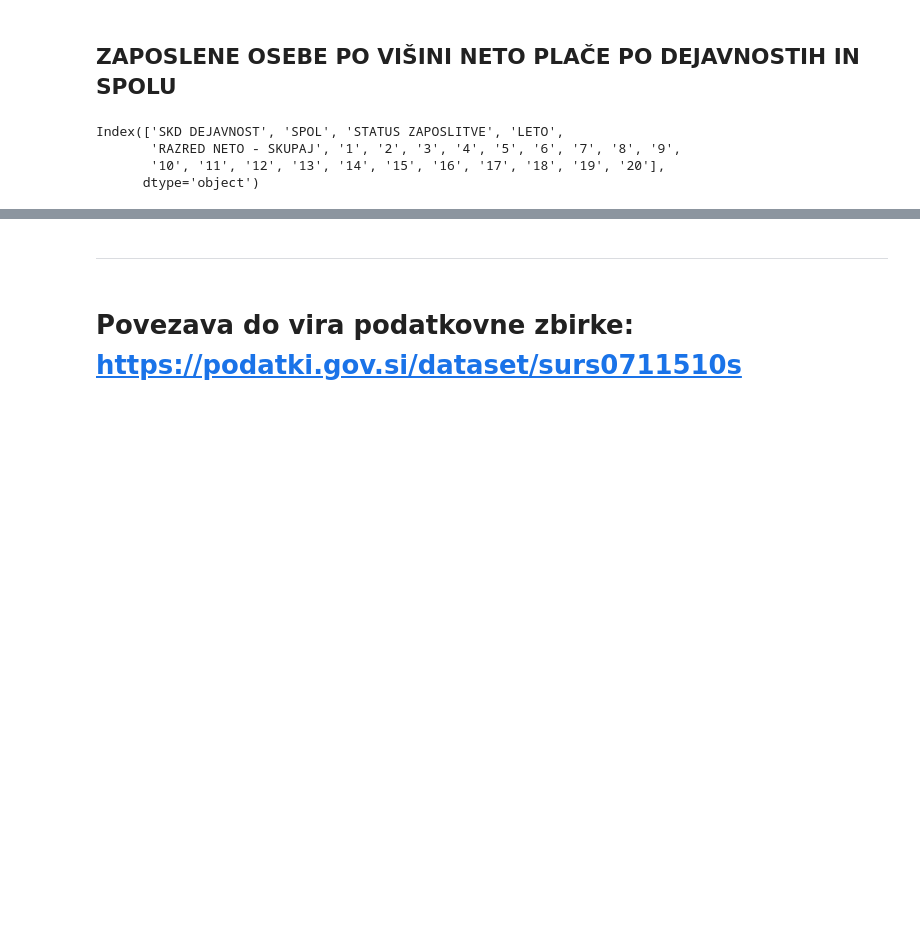
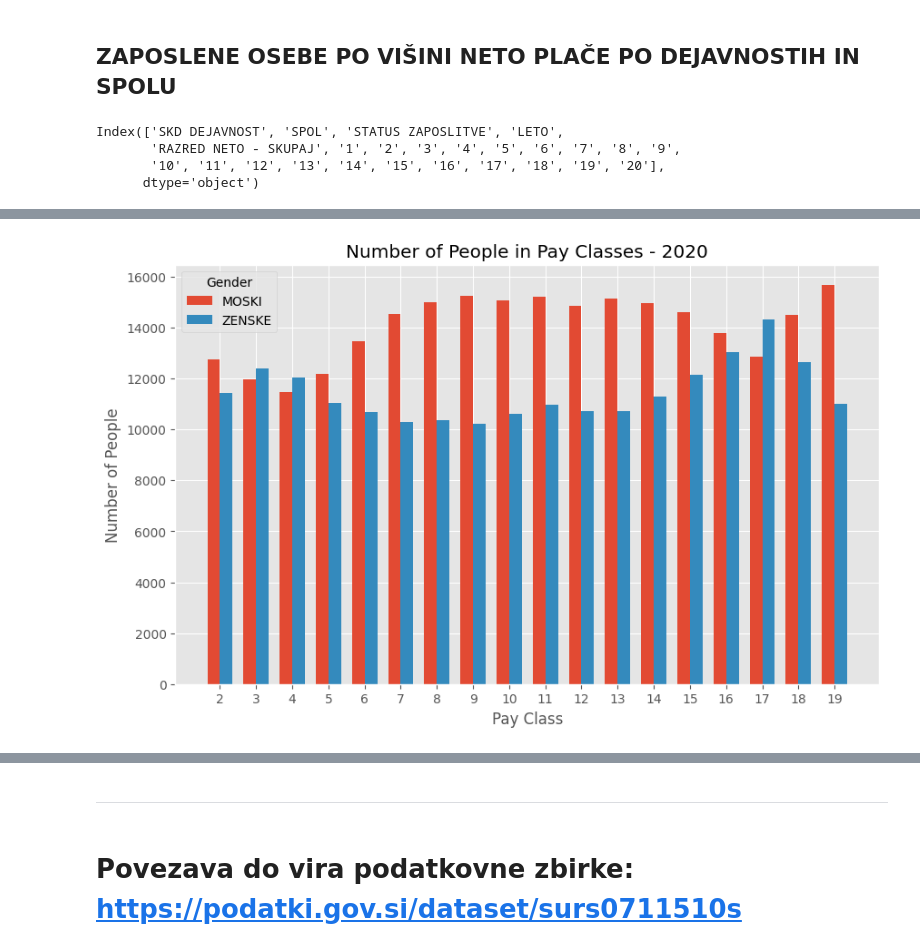
Before and after one commit to janljubic/PR22jlnfzkpmz, a Jupyter notebook: analiza/placa/placa.ipynb, the cells around one changed output, grey strips where cells are left out. Saved outputs shown, nothing was run; the diff lists cells and outputs as text; code cells hidden in the pictures; blank space fills up the shorter version.

```diff
--- a/analiza/placa/placa.ipynb
+++ b/analiza/placa/placa.ipynb
@@ -90,0 +75,44 @@ plt.show()
+# %%
+import matplotlib.pyplot as plt
+import numpy as np
+
+# Filter the data for the specific year
+year_data = neto_placa[neto_placa['LETO'] == 2020]
+
+# Exclude the 'RAZRED NETO - SKUPAJ' column
+pay_classes = year_data.columns[6:-1]
+
+# Exclude the 'SPOL - SKUPAJ' row
+gender_data = year_data[year_data['SPOL'] != 'ZAPOSLENI - SKUPAJ']
+
+# Group the data by gender and calculate the sum of people in each pay class
+grouped_data = gender_data.groupby('SPOL')[pay_classes].sum()
+
+# Set the bar width
+bar_width = 0.35
+
+# Set the x-axis positions
+x = np.arange(len(pay_classes))
+
+# Set the figure size
+plt.figure(figsize=(10, 6))
+
+# Plot the bars for each gender
+plt.bar(x - bar_width/2, grouped_data.loc['MOSKI'], width=bar_width, label='MOSKI')
+plt.bar(x + bar_width/2, grouped_data.loc['ZENSKE'], width=bar_width, label='ZENSKE')
+
+# Set the axis labels and title
+plt.xlabel('Pay Class')
+plt.ylabel('Number of People')
+plt.title('Number of People in Pay Classes - 2020')
+
+# Set the tick labels
+plt.xticks(x, pay_classes)
+
+# Show the legend
+plt.legend(title='Gender')
+
+# Display the plot
+plt.show()
+# %% [output]
+[figure, added]
```
Also changed, not shown: parts of 4 cells of this notebook.
